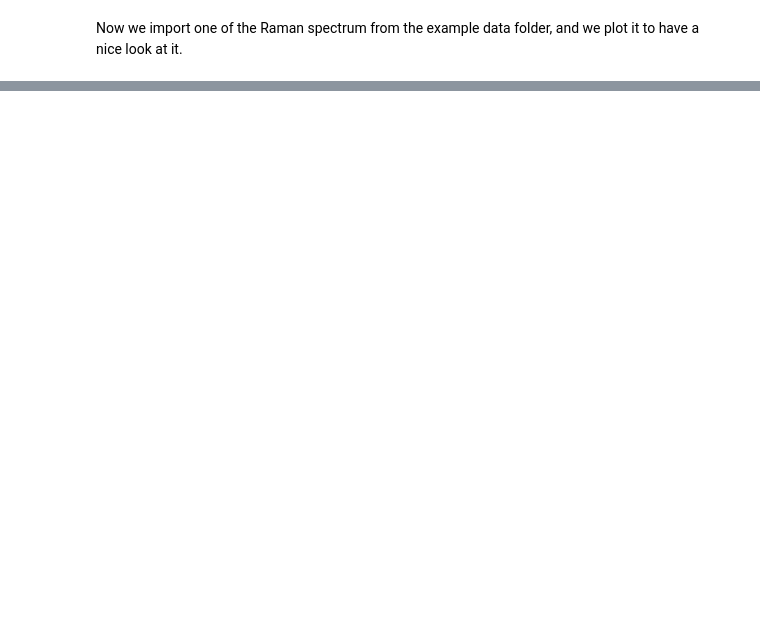
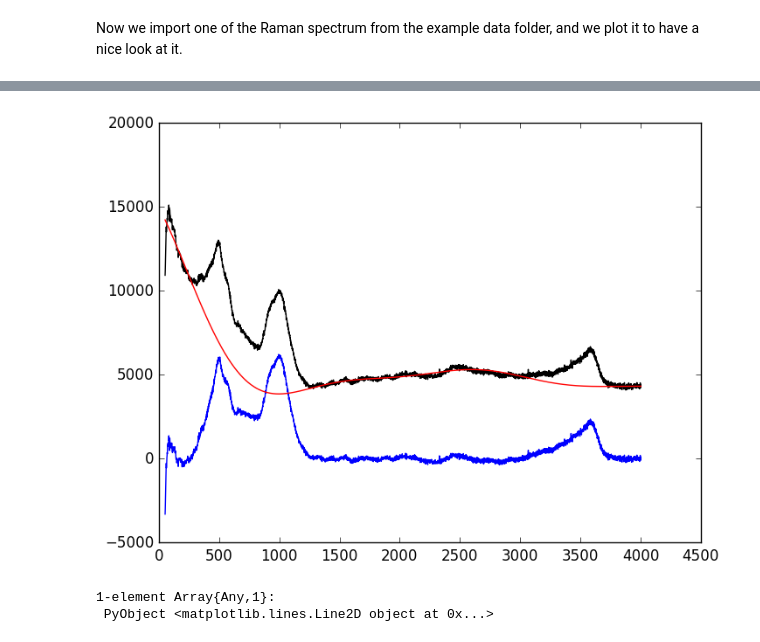
Before and after one commit to charlesll/Spectra.jl, a Jupyter notebook: examples/KR_baseline_test.ipynb, the cells around one changed output, grey strips where cells are left out. Cells and saved outputs as stored; diff of their text form; code cells hidden in the pictures; blank space fills up the shorter version.

```diff
--- a/examples/KR_baseline_test.ipynb
+++ b/examples/KR_baseline_test.ipynb
@@ -47,3 +32,14 @@ plot(x,bas,"red")
+# %%
+x = spectra[:,1]
+y = spectra[:,2]
+figure()
+plot(x,y,"black")
+plot(x,y_calc,"blue")
+plot(x,bas,"red")
+# %% [output]
+[figure, added]
+1-element Array{Any,1}:
+ PyObject <matplotlib.lines.Line2D object at 0x...>
 # %%
 x = spectra[:,1]
 y = spectra[:,2]
```
Also changed, not shown: parts of 2 cells of this notebook, 5 other files.
